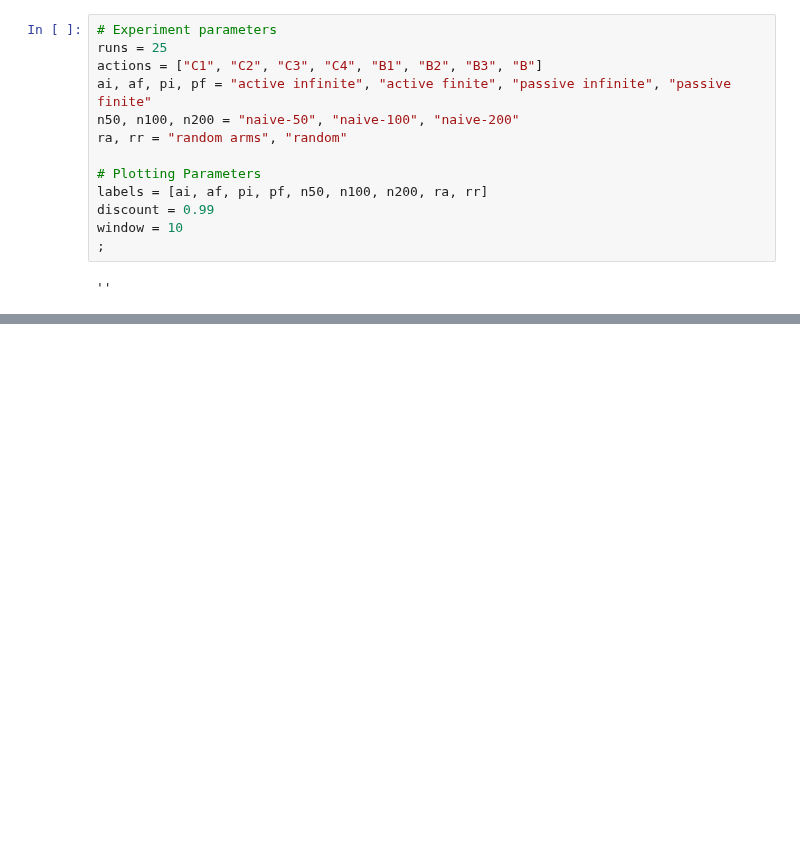
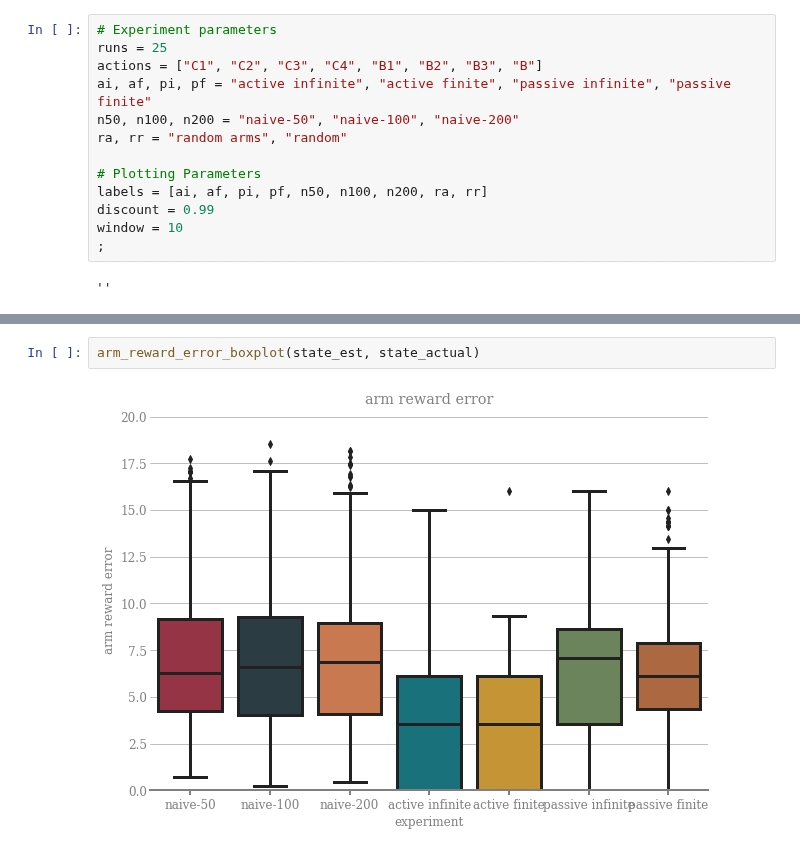
Before and after one commit to RachelFreedman/ATS, a Jupyter notebook: make_plots/make_plots_final_python.ipynb, the cells around one changed output, grey strips where cells are left out. Drawn from its saved outputs; the diff is of its cells as text; blank space fills up the shorter version.

```diff
--- a/make_plots/make_plots_final_python.ipynb
+++ b/make_plots/make_plots_final_python.ipynb
@@ -114,0 +208,4 @@ plot_actions(data_n50, n50, window)
+# %%
+arm_reward_error_boxplot(state_est, state_actual)
+# %% [output]
+[figure, added]
```
Also changed, not shown: parts of 14 cells of this notebook, 5 other files.
